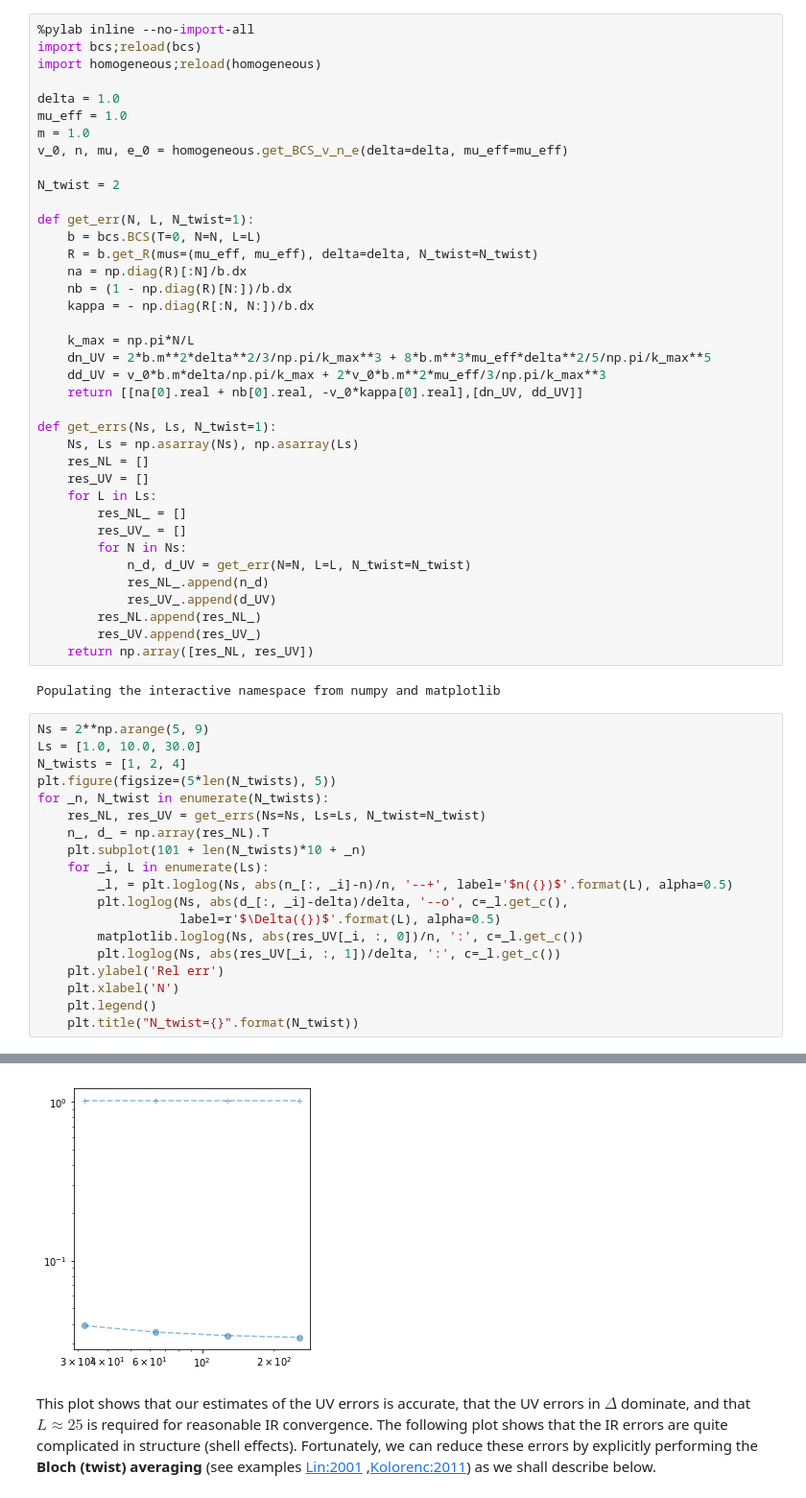
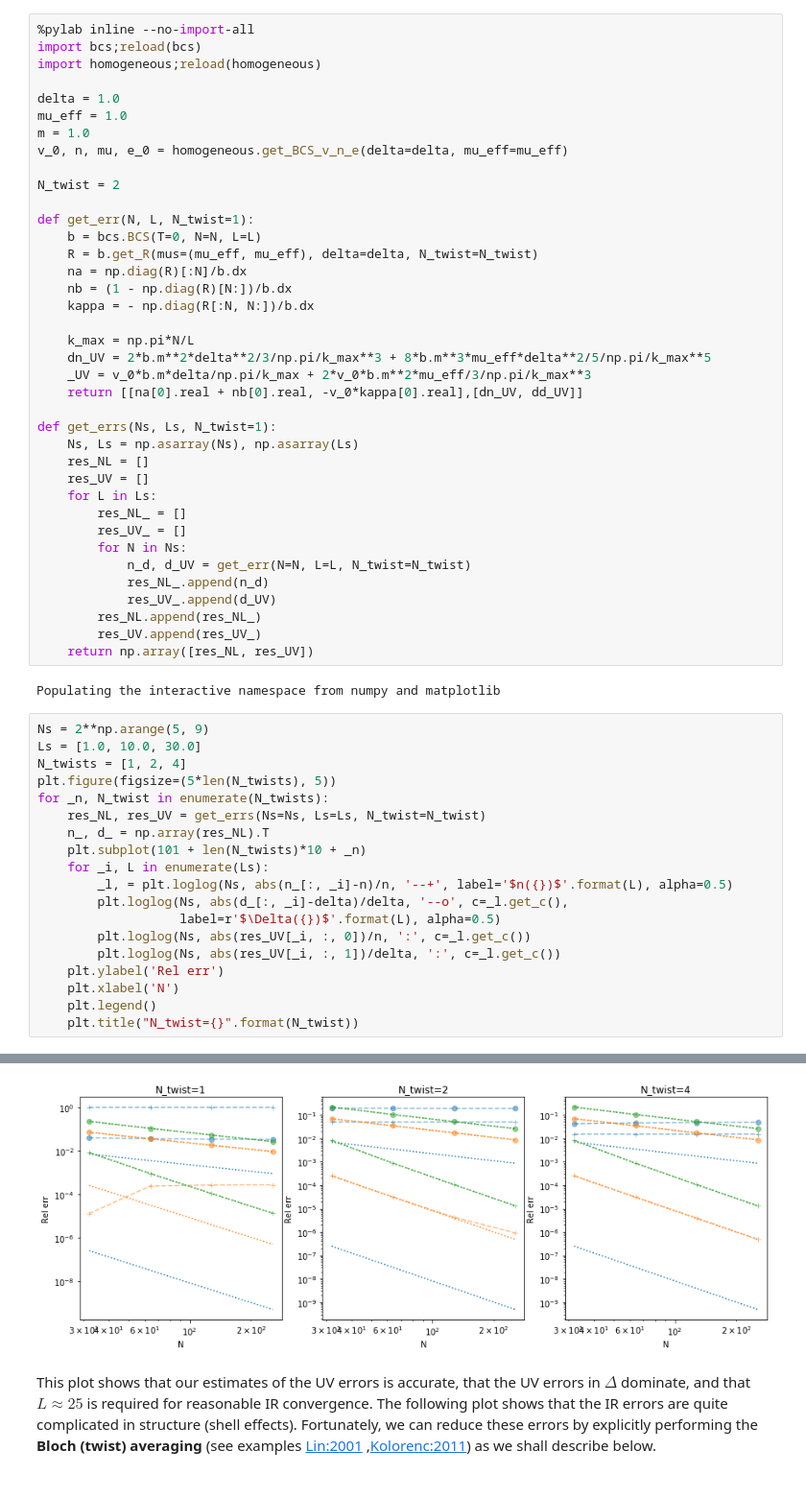
Before and after one commit to Chunde/QuantumFermionicTheory, a Jupyter notebook: quantum-turbulence/bdg-equations-in-1d.ipynb, the cells around one changed output, grey strips where cells are left out. Shown at 96% size. Drawn from its saved outputs; the diff is of its cells as text.

```diff
--- a/quantum-turbulence/bdg-equations-in-1d.ipynb
+++ b/quantum-turbulence/bdg-equations-in-1d.ipynb
@@ -726,7 +726,7 @@ def get_err(N, L, N_twist=1):
 
     k_max = np.pi*N/L
     dn_UV = 2*b.m**2*delta**2/3/np.pi/k_max**3 + 8*b.m**3*mu_eff*delta**2/5/np.pi/k_max**5
-    dd_UV = v_0*b.m*delta/np.pi/k_max + 2*v_0*b.m**2*mu_eff/3/np.pi/k_max**3
+    _UV = v_0*b.m*delta/np.pi/k_max + 2*v_0*b.m**2*mu_eff/3/np.pi/k_max**3
     return [[na[0].real + nb[0].real, -v_0*kappa[0].real],[dn_UV, dd_UV]]
 
 def get_errs(Ns, Ls, N_twist=1):
@@ -758,7 +758,7 @@ for _n, N_twist in enumerate(N_twists):
         _l, = plt.loglog(Ns, abs(n_[:, _i]-n)/n, '--+', label='$n({})$'.format(L), alpha=0.5)
         plt.loglog(Ns, abs(d_[:, _i]-delta)/delta, '--o', c=_l.get_c(),
                    label=r'$\Delta({})$'.format(L), alpha=0.5)
-        matplotlib.loglog(Ns, abs(res_UV[_i, :, 0])/n, ':', c=_l.get_c())
+        plt.loglog(Ns, abs(res_UV[_i, :, 0])/n, ':', c=_l.get_c())
         plt.loglog(Ns, abs(res_UV[_i, :, 1])/delta, ':', c=_l.get_c())
     plt.ylabel('Rel err')
     plt.xlabel('N')
@@ -769,4 +768,4 @@ AttributeError: module 'matplotlib' has no attribute 'loglog'
-[figure, old version]
+[figure, new version]
 # %% [markdown]
 This plot shows that our estimates of the UV errors is accurate, that the UV errors in $\Delta$ dominate, and that $L\approx 25$ is required for reasonable IR convergence.  The following plot shows that the IR errors are quite complicated in structure (shell effects).  Fortunately, we can reduce these errors by explicitly performing the **Bloch (twist) averaging**  (see examples [Lin:2001] ,[Kolorenc:2011]) as we shall describe below.
 
```
Also changed, not shown: parts of 4 cells of this notebook, 8 other files.
